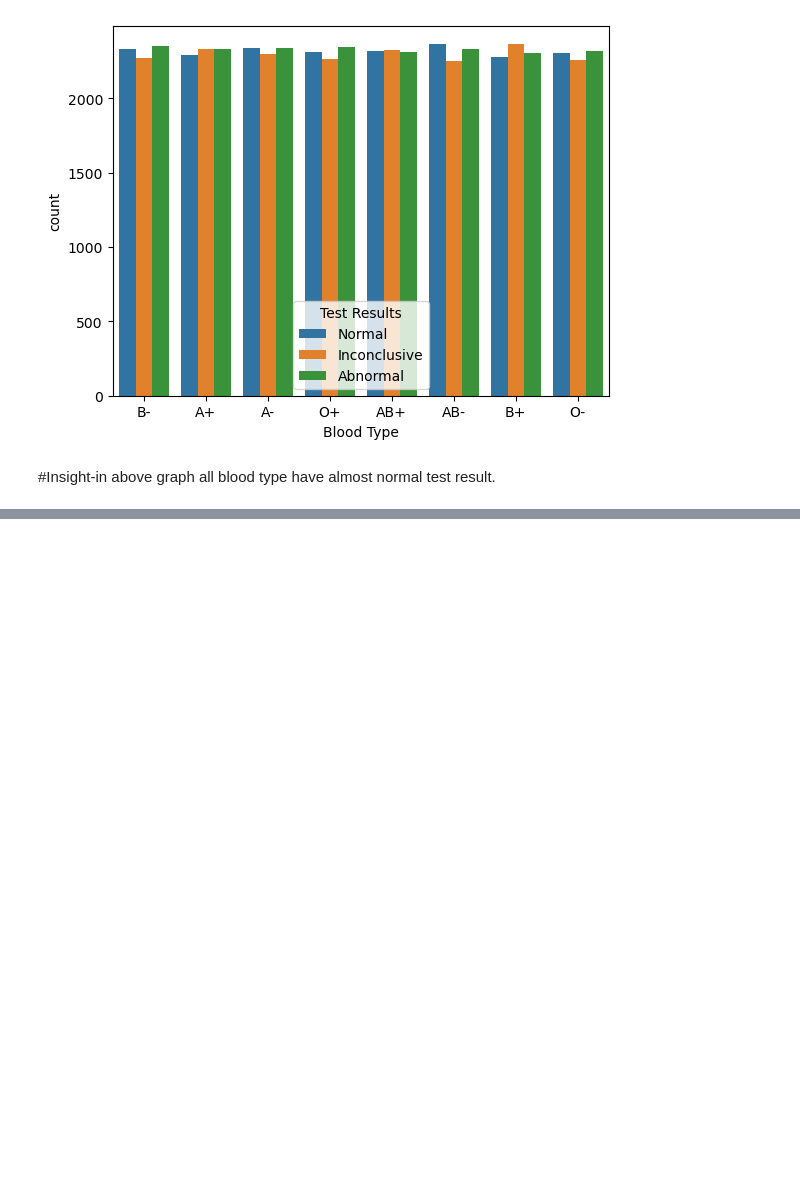
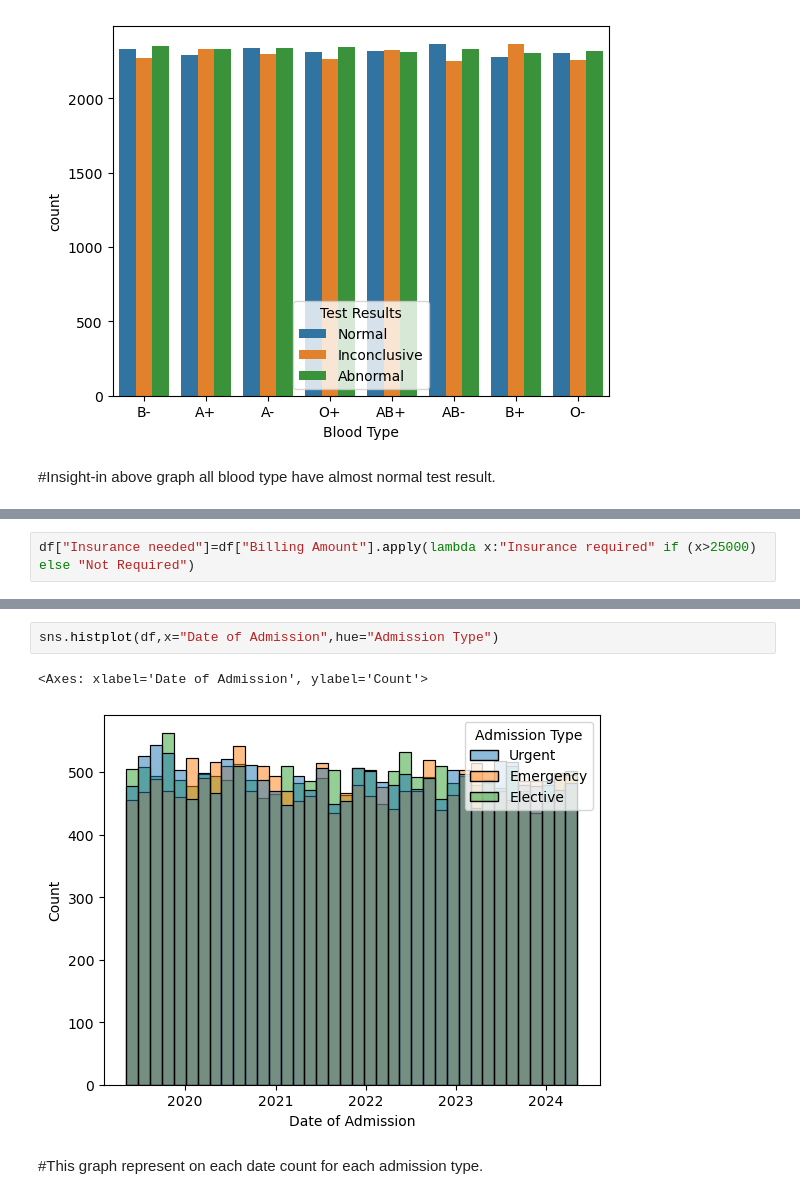
Before and after one commit to ThonteShila/DA-Project-Health_Care-Real-World-Data-, a Jupyter notebook: healtcare.ipynb, the cells around one changed output, grey strips where cells are left out. Cells and saved outputs as stored; diff of their text form; blank space fills up the shorter version.

```diff
--- a/healtcare.ipynb
+++ b/healtcare.ipynb
@@ -443,0 +477,2 @@ sns.countplot(x=df["Blood Type"],hue=df["Test Results"])
+# %%
+df["Insurance needed"]=df["Billing Amount"].apply(lambda x:"Insurance required" if (x>25000) else "Not Required")
@@ -443,0 +530,7 @@ sns.countplot(x=df["Blood Type"],hue=df["Test Results"])
+# %%
+sns.histplot(df,x="Date of Admission",hue="Admission Type")
+# %% [output]
+<Axes: xlabel='Date of Admission', ylabel='Count'>
+[figure, added]
+# %% [markdown]
+#This graph represent on each date count for each admission type.
```
Also changed, not shown: parts of 15 cells of this notebook.
